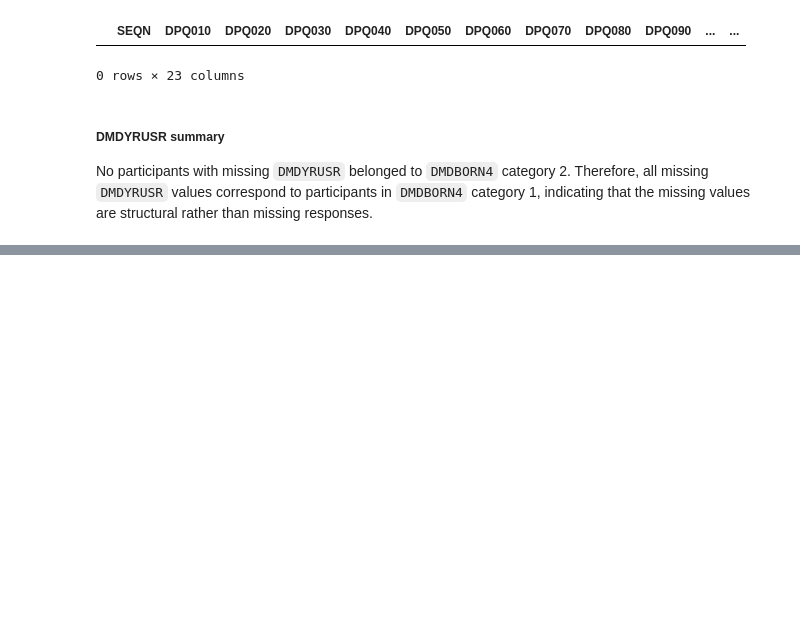
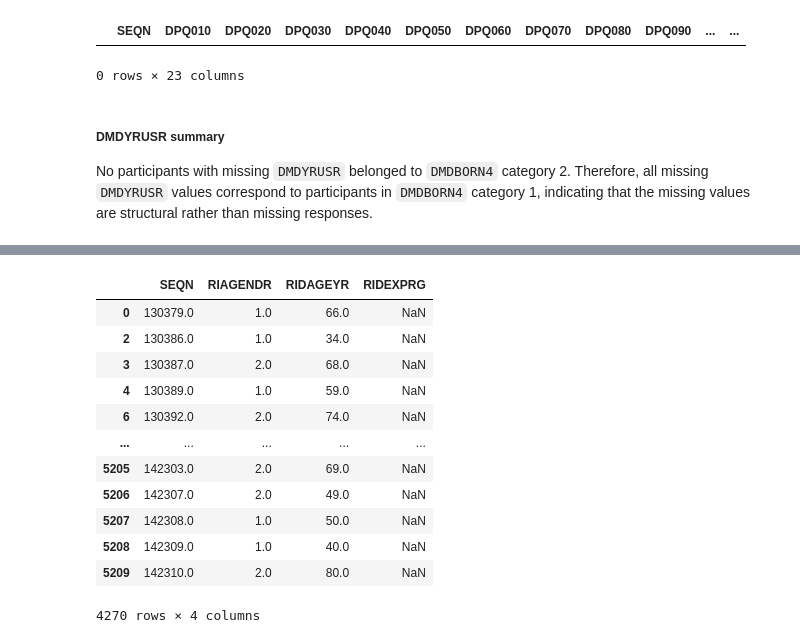
Before and after one commit to SabinaSid/NHANES_mental_health_analysis, a Jupyter notebook: Notebooks/01_demographics_and_depression.ipynb, the cells around one changed output, grey strips where cells are left out. Drawn from its saved outputs; the diff is of its cells as text; code cells hidden in the pictures; blank space fills up the shorter version.

```diff
--- a/Notebooks/01_demographics_and_depression.ipynb
+++ b/Notebooks/01_demographics_and_depression.ipynb
@@ -650,0 +656,17 @@ No participants with missing `DMDYRUSR` belonged to `DMDBORN4` category 2. There
+# %%
+ridexprg_missing = analysis_df[analysis_df['RIDEXPRG'].isnull()]
+ridexprg_missing[['SEQN','RIAGENDR','RIDAGEYR','RIDEXPRG']]
+# %% [output]
+|  | SEQN | RIAGENDR | RIDAGEYR | RIDEXPRG |
+| 0 | 130379.0 | 1.0 | 66.0 | NaN |
+| 2 | 130386.0 | 1.0 | 34.0 | NaN |
+| 3 | 130387.0 | 2.0 | 68.0 | NaN |
+| 4 | 130389.0 | 1.0 | 59.0 | NaN |
+| 6 | 130392.0 | 2.0 | 74.0 | NaN |
+| ... | ... | ... | ... | ... |
+| 5205 | 142303.0 | 2.0 | 69.0 | NaN |
+| 5206 | 142307.0 | 2.0 | 49.0 | NaN |
+| 5207 | 142308.0 | 1.0 | 50.0 | NaN |
+| 5208 | 142309.0 | 1.0 | 40.0 | NaN |
+| 5209 | 142310.0 | 2.0 | 80.0 | NaN |
+4270 rows × 4 columns
```
Also changed, not shown: parts of 4 cells of this notebook.
